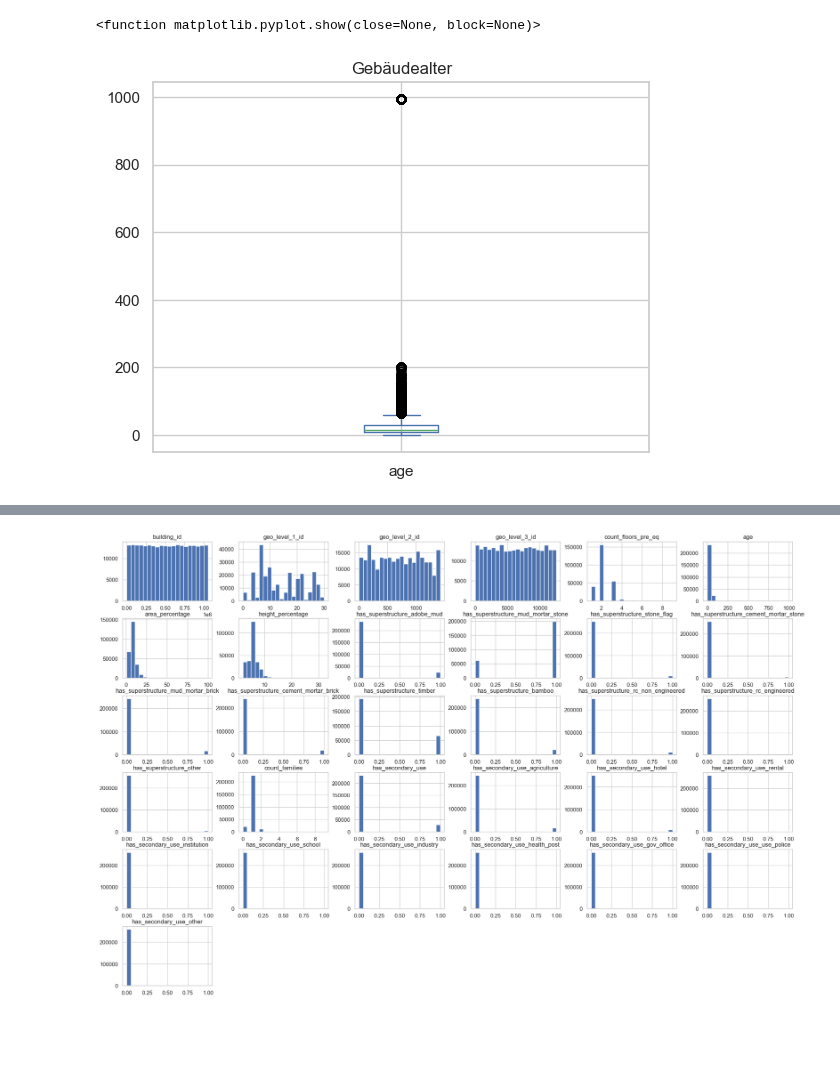
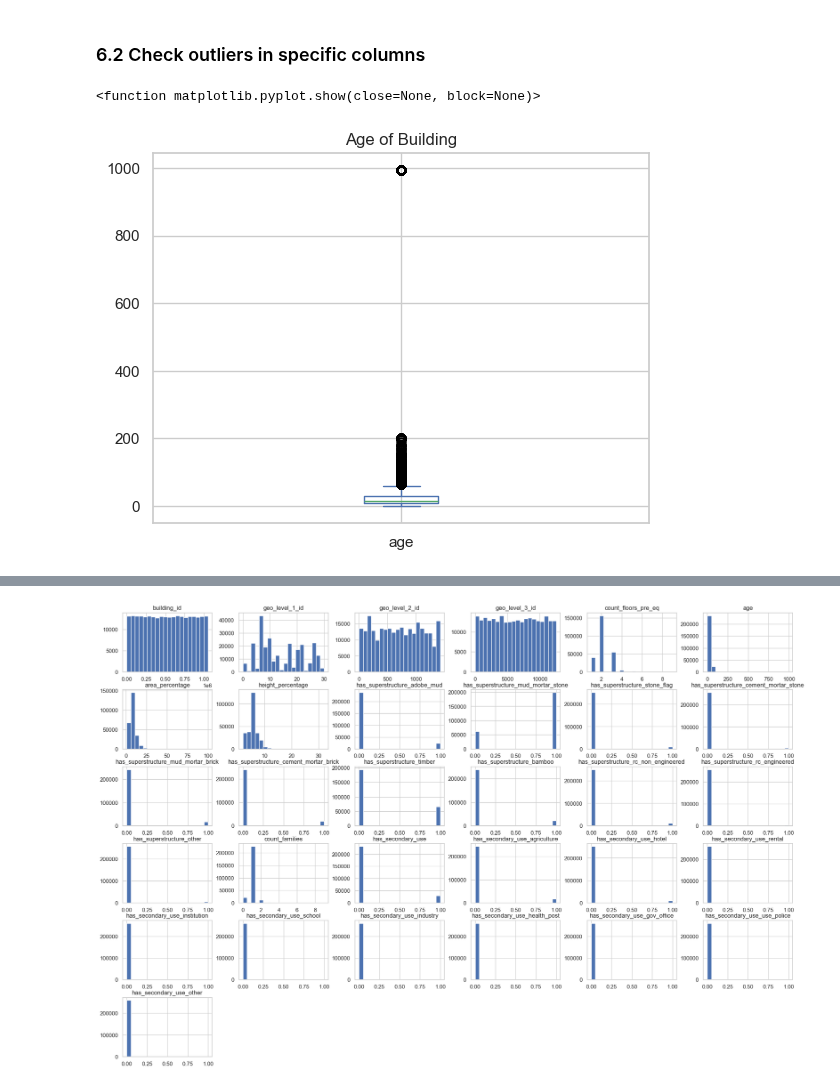
Before and after one commit to joscha-hillienhoff/earthquake-damage-ml, a Jupyter notebook: notebooks/data_understanding.ipynb, the cells around one changed output, grey strips where cells are left out. Cells and saved outputs as stored; diff of their text form; code cells hidden in the pictures; blank space fills up the shorter version.

```diff
--- a/notebooks/data_understanding.ipynb
+++ b/notebooks/data_understanding.ipynb
@@ -30,0 +35,14 @@ df_og.drop(['district_id_y', 'vdcmun_id_y', 'ward_id_y'], axis=1, inplace=True)
+# %%
+# Competition (train/test/labels)
+df_comp_train, df_comp_labels, df_comp_test = load_competition_raw(RAW_DATA_DIR)
+
+# Original auxiliary tables (optional for cross-checking or enrichment)
+df_og_damage, df_og_struct, df_og_owner = load_original_raw(RAW_DATA_DIR)
+
+# Merge train + labels to one analysis table. Keep test set as it is.
+df_comp, df_comp_test = build_competition_tables(df_comp_train, df_comp_labels, df_comp_test)
+
+# Build merged original dataset
+df_og = build_original_table(df_og_struct, df_og_owner)
+
+df_comp.head()
@@ -152,6 +164,10 @@ dtype: int64
 # %%
-print(df_comp_train.shape)
-# Entfernen von Duplikaten
-df_comp_train_wo_duplicates = df_comp_train.drop_duplicates()
-print(df_comp_train_wo_duplicates.shape)
+# Check for duplicates
+print("Before:", df_comp_train.shape)
+print("Number of duplicates:", df_comp_train.duplicated().sum())
+
+# Remove duplicates
+df_comp_train = df_comp_train.drop_duplicates()
+
+print("After:", df_comp_train.shape)
 # %% [output]
@@ -190,18 +231,23 @@ plt.show()
+# %% [markdown]
+### 6.2 Check outliers in specific columns
 # %%
-df_comp_train["age"].plot(kind = "box", title = "Gebäudealter")
+df_comp_train["age"].plot(kind = "box", title = "Age of Building")
+# Save figure
+fig_path = FIG_DIR / "boxplot_age.png"
+plt.savefig(fig_path, dpi=300)
 plt.show
 # df_comp_train["geo_level_1_id"].plot(kind = "box", title = "geo_level_1_id")
 # plt.show
 # df_comp_train["geo_level_2_id"].plot(kind = "box", title = "geo_level_2_id")
 # plt.show
 # df_comp_train["geo_level_3_id"].plot(kind = "box", title = "geo_level_3_id")
 # plt.show
 # df_comp_train["count_floors_pre_eq"].plot(kind = "box", title = "Etagenanzahl")
 # plt.show
 # df_comp_train["area_percentage"].plot(kind = "box", title = "Grundfläche")
 # plt.show
 # df_comp_train["height_percentage"].plot(kind = "box", title = "Höhe")
 # plt.show
 # %% [output]
 <function matplotlib.pyplot.show(close=None, block=None)>
-[figure, old version]
+[figure, new version]
```
Also changed, not shown: parts of 51 cells of this notebook, 1 other file.
